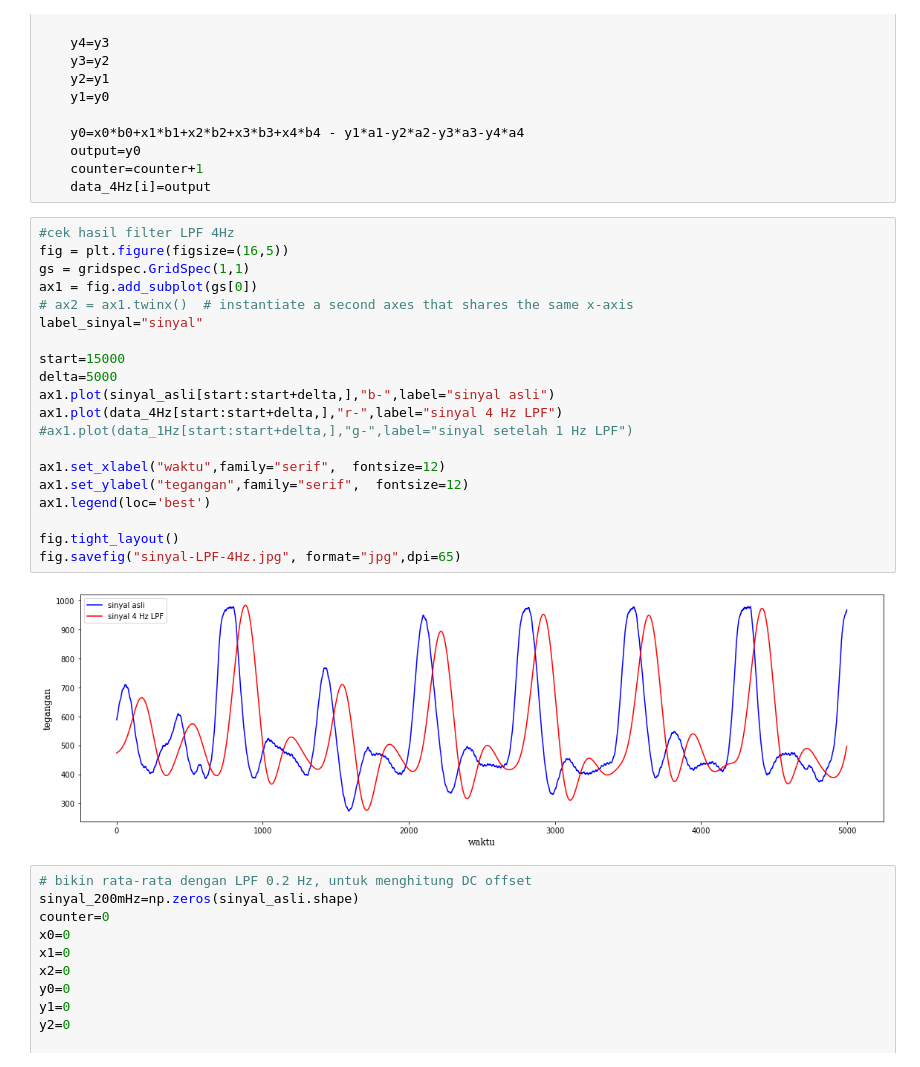
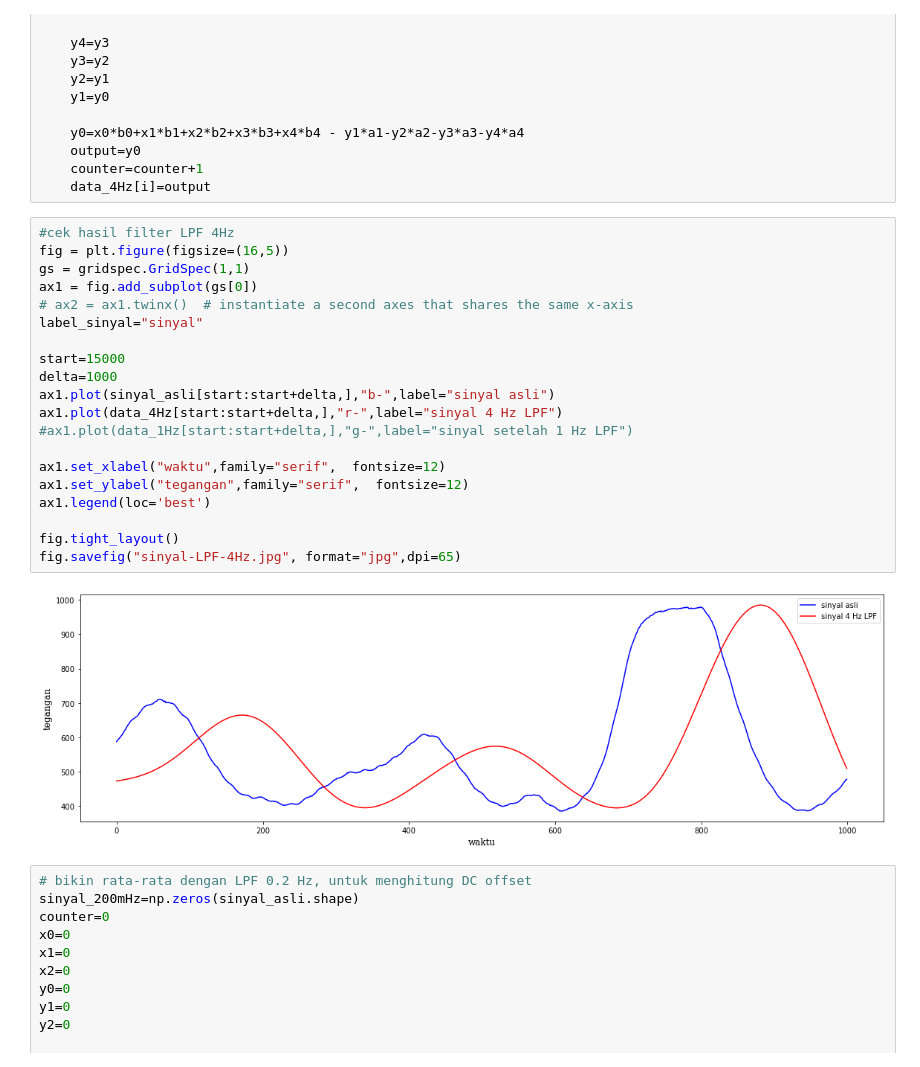
Before and after one commit to waskita/embedded, a Jupyter notebook: analisis-detak-jantung/heart-beat-analysis-1kHz.ipynb, the cells around one changed output. Drawn from its saved outputs; the diff is of its cells as text.

```diff
--- a/analisis-detak-jantung/heart-beat-analysis-1kHz.ipynb
+++ b/analisis-detak-jantung/heart-beat-analysis-1kHz.ipynb
@@ -141,25 +155,25 @@ for i in range(0,sinyal_asli.size):
 # %%
 #cek hasil filter LPF 4Hz
 fig = plt.figure(figsize=(16,5))
 gs = gridspec.GridSpec(1,1)
 ax1 = fig.add_subplot(gs[0])
 # ax2 = ax1.twinx()  # instantiate a second axes that shares the same x-axis
 label_sinyal="sinyal"
 
 start=15000
-delta=5000
+delta=1000
 ax1.plot(sinyal_asli[start:start+delta,],"b-",label="sinyal asli")
 ax1.plot(data_4Hz[start:start+delta,],"r-",label="sinyal 4 Hz LPF")
 #ax1.plot(data_1Hz[start:start+delta,],"g-",label="sinyal setelah 1 Hz LPF")
 
 ax1.set_xlabel("waktu",family="serif",  fontsize=12)
 ax1.set_ylabel("tegangan",family="serif",  fontsize=12)
 ax1.legend(loc='best')
 
 fig.tight_layout()
 fig.savefig("sinyal-LPF-4Hz.jpg", format="jpg",dpi=65)
 # %% [output]
-[figure, old version]
+[figure, new version]
 # %%
 # bikin rata-rata dengan LPF 0.2 Hz, untuk menghitung DC offset
 sinyal_200mHz=np.zeros(sinyal_asli.shape)
```
Also changed, not shown: parts of 2 cells of this notebook, 32 other files.
